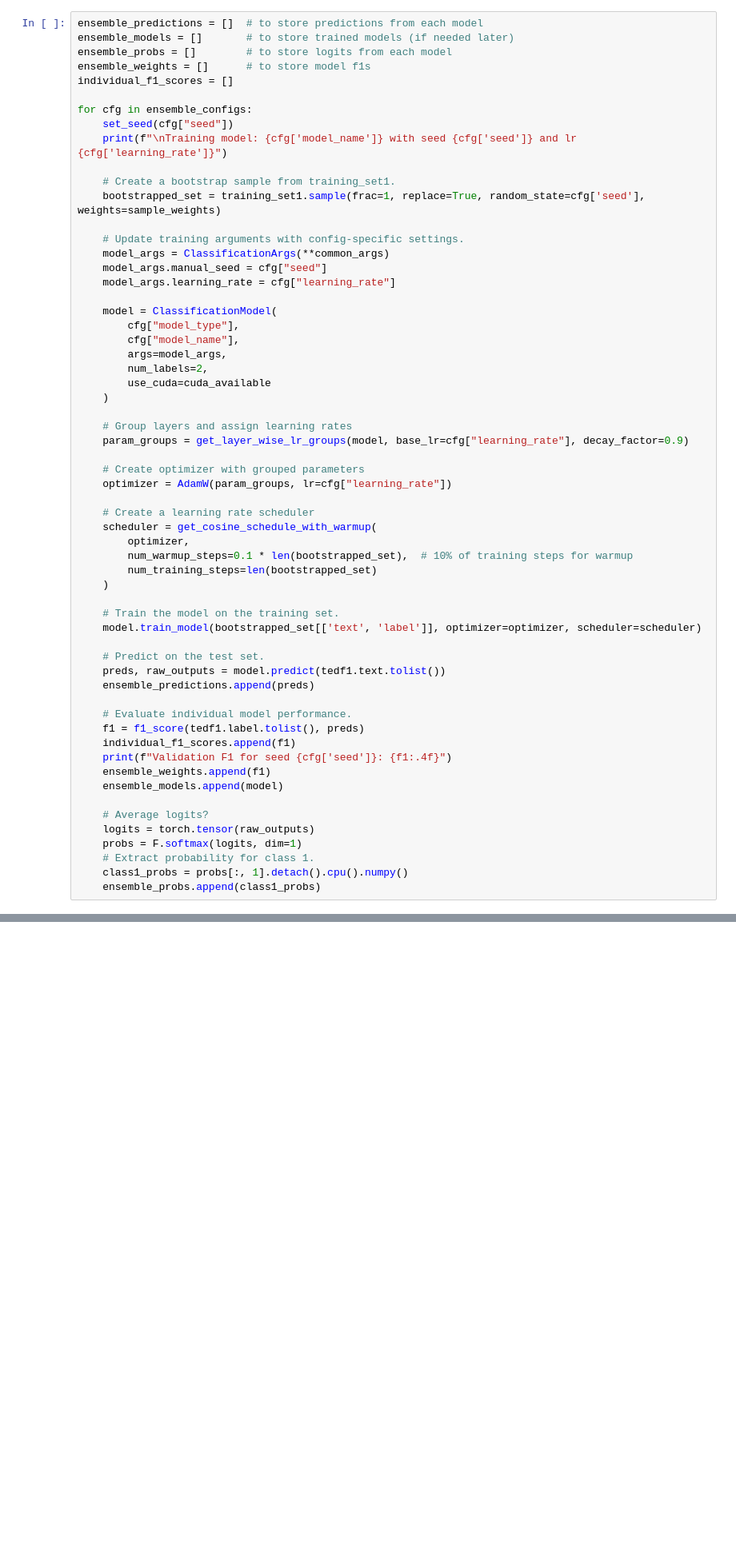
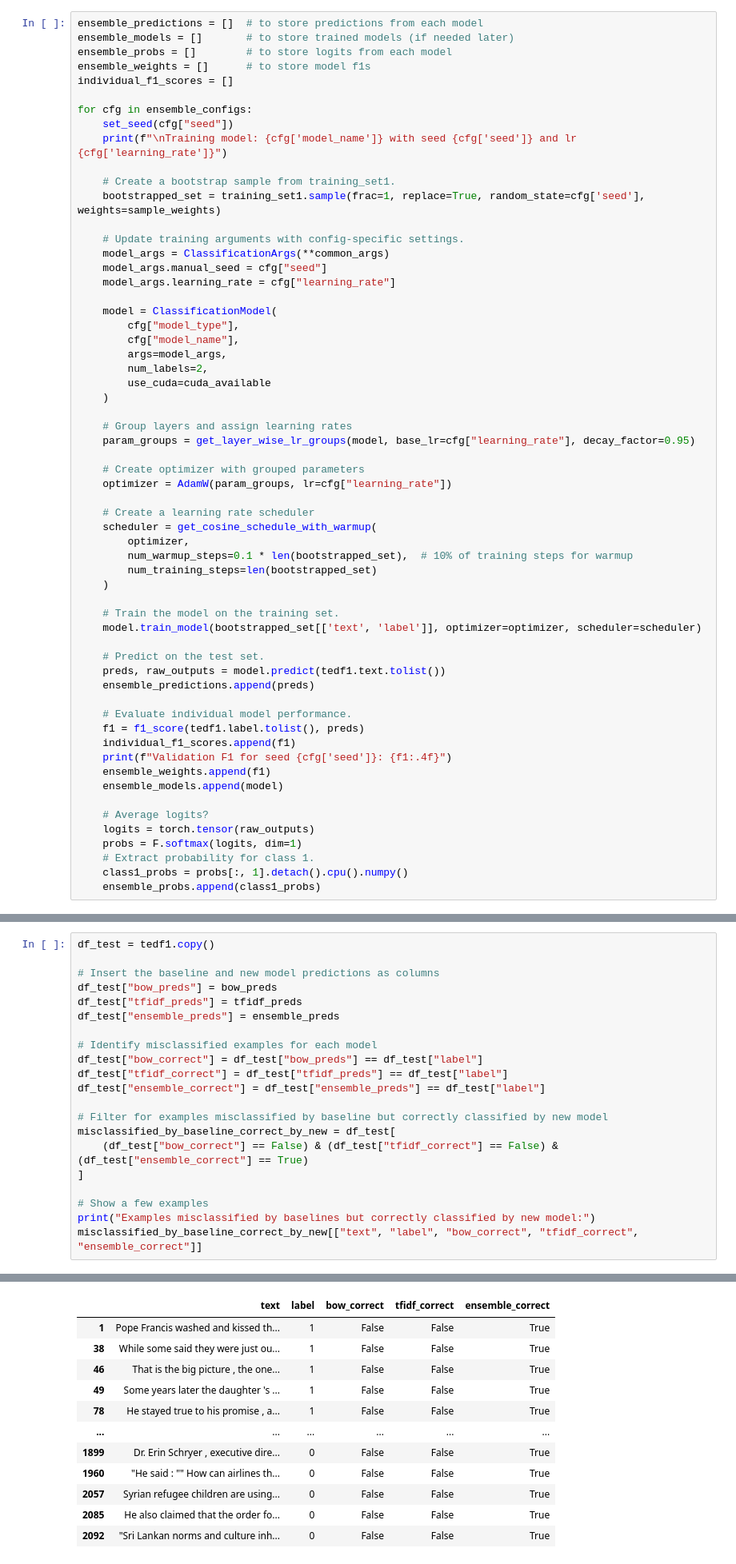
Before and after one commit to BrettConway2/NLP_coursework, a Jupyter notebook: Final_submission.ipynb, the cells around one changed output, grey strips where cells are left out. Shown at 80% size. Cells and saved outputs as stored; diff of their text form; blank space fills up the shorter version.

```diff
--- a/Final_submission.ipynb
+++ b/Final_submission.ipynb
@@ -803,7 +803,7 @@ for cfg in ensemble_configs:
     )
 
     # Group layers and assign learning rates
-    param_groups = get_layer_wise_lr_groups(model, base_lr=cfg["learning_rate"], decay_factor=0.9)
+    param_groups = get_layer_wise_lr_groups(model, base_lr=cfg["learning_rate"], decay_factor=0.95)
 
     # Create optimizer with grouped parameters
     optimizer = AdamW(param_groups, lr=cfg["learning_rate"])
@@ -980,0 +1017,22 @@ with open('test.txt', 'w') as f:
+# %%
+df_test = tedf1.copy()
+
+# Insert the baseline and new model predictions as columns
+df_test["bow_preds"] = bow_preds
+df_test["tfidf_preds"] = tfidf_preds
+df_test["ensemble_preds"] = ensemble_preds
+
+# Identify misclassified examples for each model
+df_test["bow_correct"] = df_test["bow_preds"] == df_test["label"]
+df_test["tfidf_correct"] = df_test["tfidf_preds"] == df_test["label"]
+df_test["ensemble_correct"] = df_test["ensemble_preds"] == df_test["label"]
+
+# Filter for examples misclassified by baseline but correctly classified by new model
+misclassified_by_baseline_correct_by_new = df_test[
+    (df_test["bow_correct"] == False) & (df_test["tfidf_correct"] == False) & (df_test["ensemble_correct"] == True)
+]
+
+# Show a few examples
+print("Examples misclassified by baselines but correctly classified by new model:")
+misclassified_by_baseline_correct_by_new[["text", "label", "bow_correct", "tfidf_correct", "ensemble_correct"]]
+# %% [output]
@@ -980,0 +1040,12 @@ with open('test.txt', 'w') as f:
+|  | text | label | bow_correct | tfidf_correct | ensemble_correct |
+| 1 | Pope Francis washed and kissed th... | 1 | False | False | True |
+| 38 | While some said they were just ou... | 1 | False | False | True |
+| 46 | That is the big picture , the one... | 1 | False | False | True |
+| 49 | Some years later the daughter 's ... | 1 | False | False | True |
+| 78 | He stayed true to his promise , a... | 1 | False | False | True |
+| ... | ... | ... | ... | ... | ... |
+| 1899 | Dr. Erin Schryer , executive dire... | 0 | False | False | True |
+| 1960 | "He said : "" How can airlines th... | 0 | False | False | True |
+| 2057 | Syrian refugee children are using... | 0 | False | False | True |
+| 2085 | He also claimed that the order fo... | 0 | False | False | True |
+| 2092 | "Sri Lankan norms and culture inh... | 0 | False | False | True |
```
Also changed, not shown: parts of 10 cells of this notebook.
